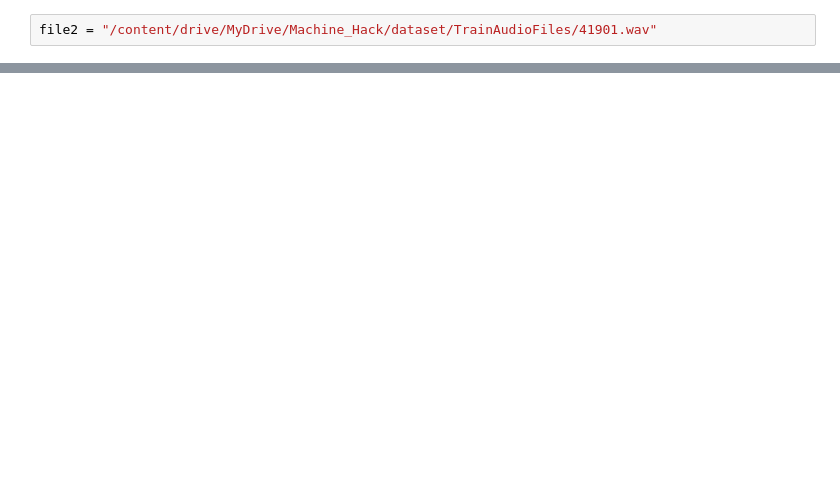
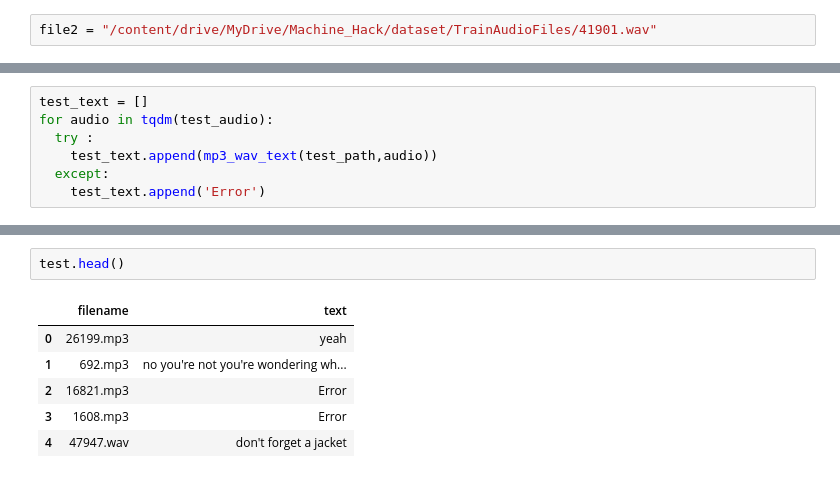
Before and after one commit to plaban1981/HACKEREARTH, a Jupyter notebook: Hackerearth_cogito_AI_challenge.ipynb, the cells around one changed output, grey strips where cells are left out. Drawn from its saved outputs; the diff is of its cells as text; blank space fills up the shorter version.

```diff
--- a/Hackerearth_cogito_AI_challenge.ipynb
+++ b/Hackerearth_cogito_AI_challenge.ipynb
@@ -125,0 +159,7 @@ IPython.display.Audio(file2)
+# %%
+test_text = []
+for audio in tqdm(test_audio):
+  try :
+    test_text.append(mp3_wav_text(test_path,audio))
+  except:
+    test_text.append('Error')
@@ -141,0 +218,9 @@ okay windows are clean candles are lit belt too tight got changed about
+# %%
+test.head()
+# %% [output]
+|  | filename | text |
+| 0 | 26199.mp3 | yeah |
+| 1 | 692.mp3 | no you're not you're wondering wh... |
+| 2 | 16821.mp3 | Error |
+| 3 | 1608.mp3 | Error |
+| 4 | 47947.wav | don't forget a jacket |
```
Also changed, not shown: parts of 16 cells of this notebook.
